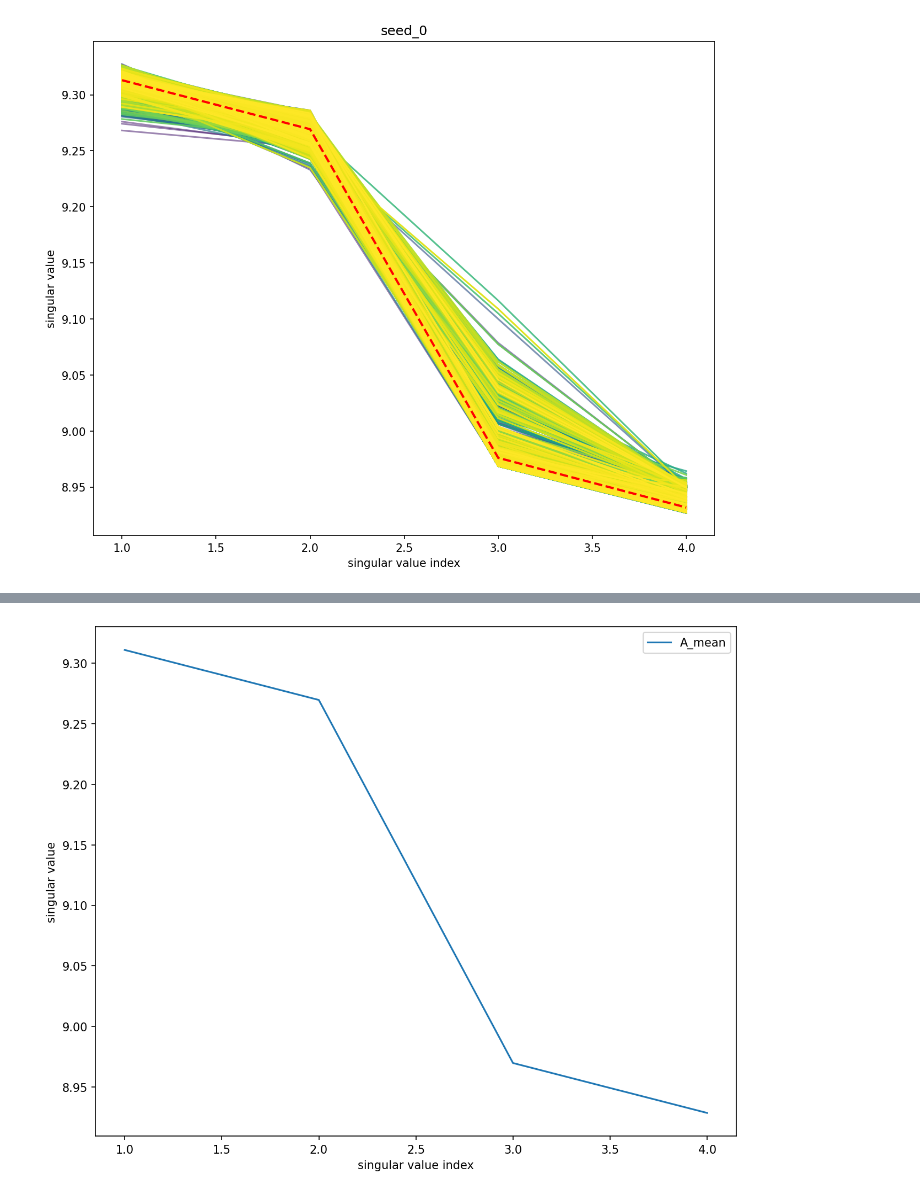
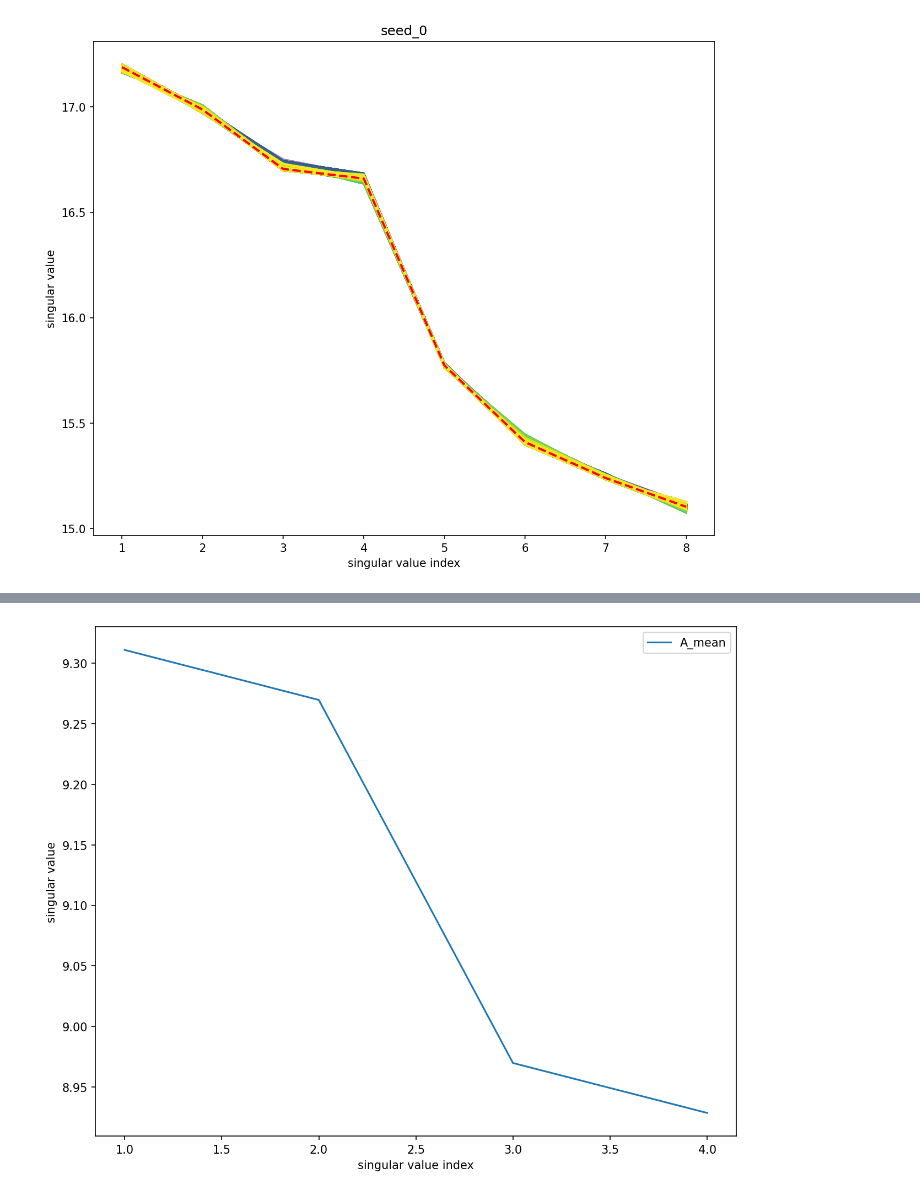
Before and after one commit to Matthew-ymz/Time-series-forecasting-for-causal-emergence, a Jupyter notebook: postprocessing/SIR_analy.ipynb, the cells around one changed output, grey strips where cells are left out. Saved outputs shown, nothing was run; the diff lists cells and outputs as text; code cells hidden in the pictures.

Commit message:
cg nolinear sir

```diff
--- a/postprocessing/SIR_analy.ipynb
+++ b/postprocessing/SIR_analy.ipynb
@@ -1,22 +1,22 @@
 # %%
 from svd_tool import plot_singular
 from svd_tool import plot_ce_index
 from svd_tool import analysis_u
 from svd_tool import macro_analysis
 from svd_tool import micro_analysis_jac
 from svd_tool import micro_analysis_ig
 from svd_tool import save_macro
 from svd_tool import save_cg
 from svd_tool import set_up
 import torch
 import numpy as np
 import matplotlib.pyplot as plt
 
-setting = 'long_term_forecast_for_macro_dyn_NN_SIR_samp1000_sigma0.01_rho-0.5_dm128_layer1_'
+setting = 'long_term_forecast_cg_nolinear_sincos_NN_SIR_samp1000_sigma0.03_rho-0.5_dm128_layer1_'
 start = 1
 end = 6000
 interval = 1
 seq_len = 1
 singular, us, vts, mats, Sigs = plot_singular(setting, seed = 1, start=start, end=end, interval=interval, log_bool=True)
 # %% [output]
-[figure, old version]
+[figure, new version]
```
Also changed, not shown: parts of 4 cells of this notebook, 5 other files.
